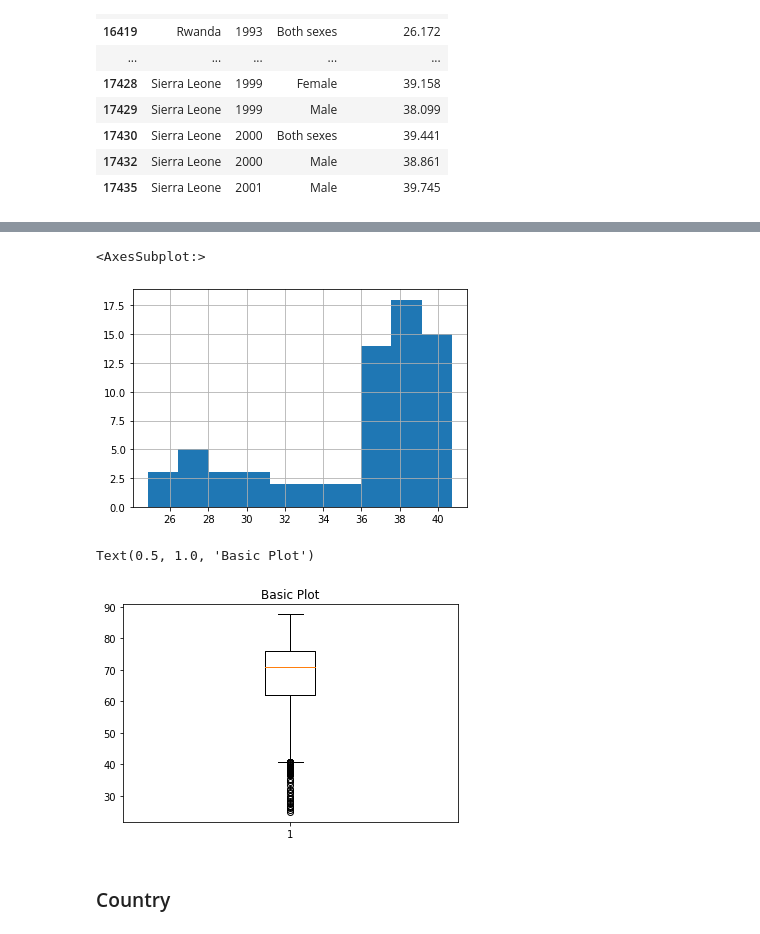
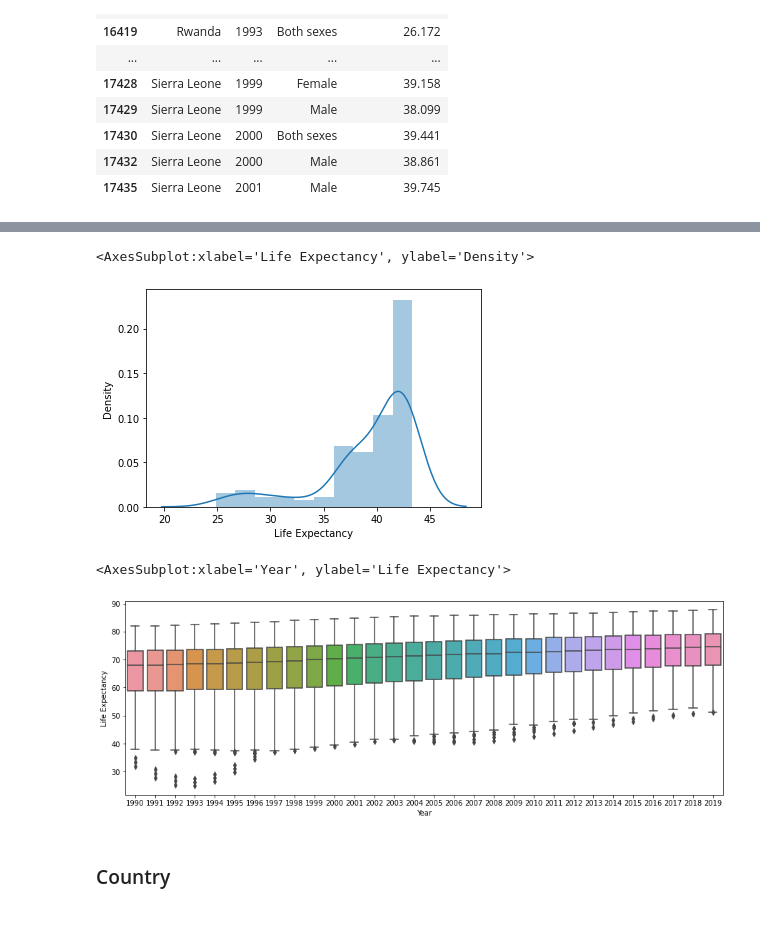
Before and after one commit to MiguelRocaGarcia/Life-Expectancy-Factors-Analysis-Using-ML, a Jupyter notebook: 2 - Analysis and Preprocessing.ipynb, the cells around one changed output, grey strips where cells are left out. Drawn from its saved outputs; the diff is of its cells as text; code cells hidden in the pictures.

```diff
--- a/2 - Analysis and Preprocessing.ipynb
+++ b/2 - Analysis and Preprocessing.ipynb
@@ -213,14 +182,14 @@ def find_outliers_Turkey(x):
     outlier_values = x[(x < floor)|(x>ceiling)]
     return outlier_values
 # %%
-find_outliers_Turkey(df['Life Expectancy']).hist()
+outliers_LifeExpectancy = find_outliers_Turkey(df['Life Expectancy'])
+sns.distplot(outliers_LifeExpectancy)
 # %% [output]
-<AxesSubplot:>
+<AxesSubplot:xlabel='Life Expectancy', ylabel='Density'>
-[figure, old version]
+[figure, new version]
 # %%
-fig1, ax1 = plt.subplots()
-ax1.boxplot(df['Life Expectancy'])
-ax1.set_title('Basic Plot')
+plt.figure(figsize=(15,5))
+sns.boxplot(x='Year', y='Life Expectancy', data=df)
 # %% [output]
-Text(0.5, 1.0, 'Basic Plot')
+<AxesSubplot:xlabel='Year', ylabel='Life Expectancy'>
-[figure, old version]
+[figure, new version]
```
Also changed, not shown: parts of 97 cells of this notebook.
